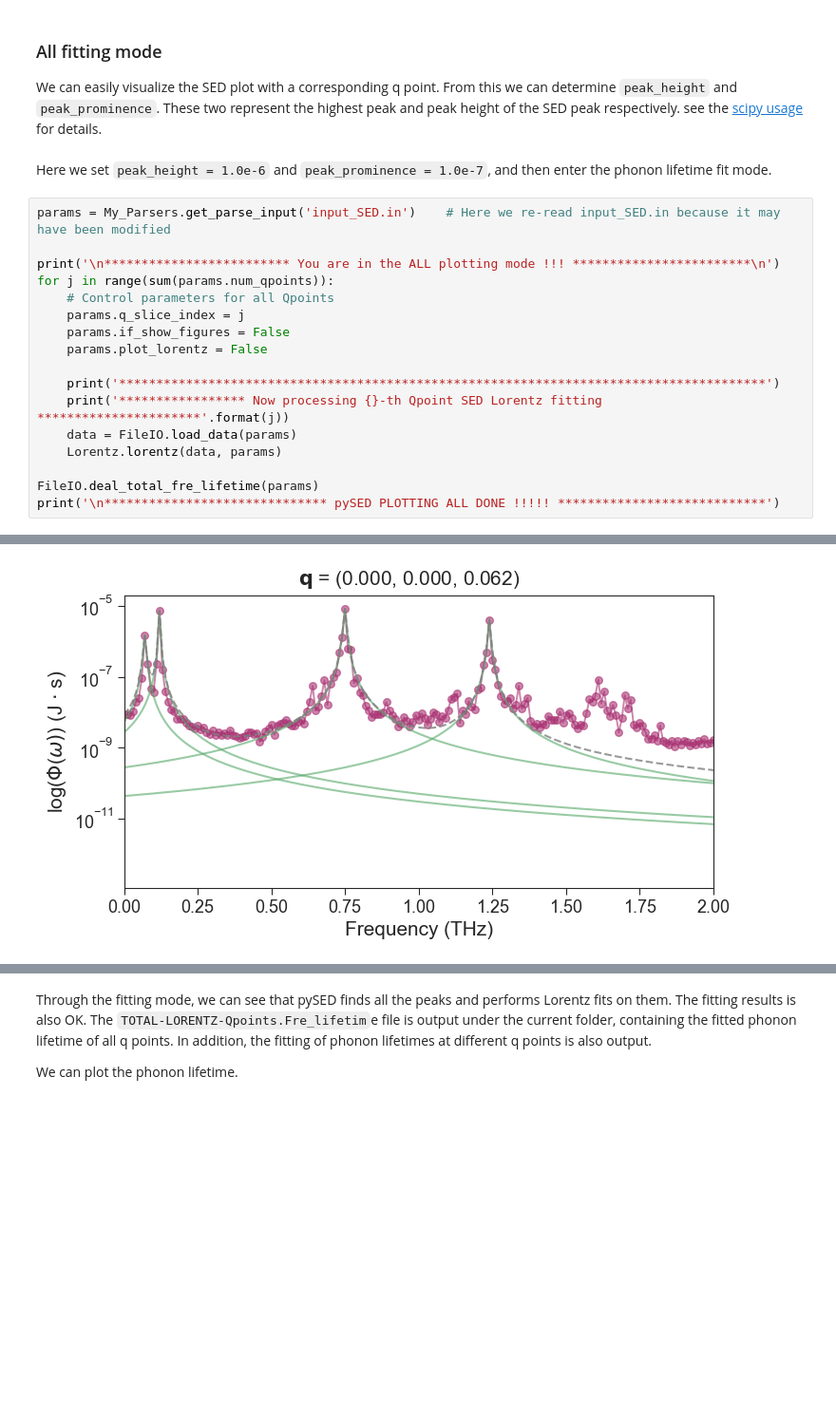
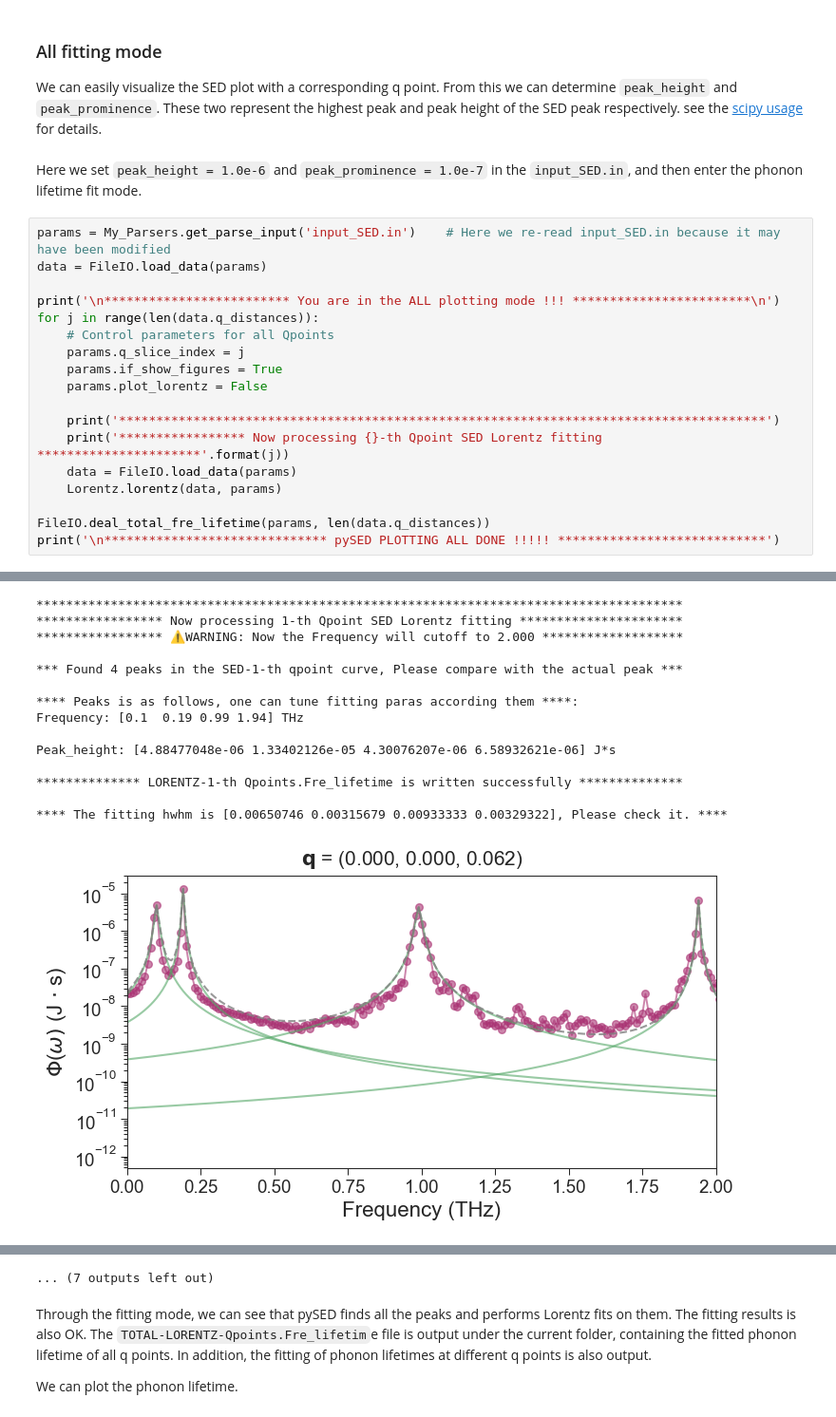
Before and after one commit to Tingliangstu/pySED, a Jupyter notebook: docs/source/notebook/SED_MoS2.ipynb, the cells around one changed output, grey strips where cells are left out. Shown at 95% size. Saved outputs shown, nothing was run; the diff lists cells and outputs as text; blank space fills up the shorter version.

```diff
--- a/docs/source/notebook/SED_MoS2.ipynb
+++ b/docs/source/notebook/SED_MoS2.ipynb
@@ -260,15 +270,16 @@ Plot_SED.plot_slice(data, params)
 ### All fitting mode
 We can easily visualize the SED plot with a corresponding q point. From this we can determine `peak_height` and `peak_prominence`. These two represent the highest peak and peak height of the SED peak respectively. see the [scipy usage](https://docs.scipy.org/doc/scipy/reference/generated/scipy.signal.find_peaks.html) for details.
 # %% [markdown]
-Here we set `peak_height = 1.0e-6` and `peak_prominence = 1.0e-7`, and then enter the phonon lifetime fit mode.
+Here we set `peak_height = 1.0e-6` and `peak_prominence = 1.0e-7` in the `input_SED.in`, and then enter the phonon lifetime fit mode.
 # %%
 params = My_Parsers.get_parse_input('input_SED.in')    # Here we re-read input_SED.in because it may have been modified
+data = FileIO.load_data(params)
 
 print('\n************************* You are in the ALL plotting mode !!! ************************\n')
-for j in range(sum(params.num_qpoints)):
+for j in range(len(data.q_distances)):
     # Control parameters for all Qpoints
     params.q_slice_index = j
-    params.if_show_figures = False
+    params.if_show_figures = True
     params.plot_lorentz = False
 
     print('***************************************************************************************')
@@ -276,7 +287,7 @@ for j in range(sum(params.num_qpoints)):
     data = FileIO.load_data(params)
     Lorentz.lorentz(data, params)
 
-FileIO.deal_total_fre_lifetime(params)
+FileIO.deal_total_fre_lifetime(params, len(data.q_distances))
 print('\n****************************** pySED PLOTTING ALL DONE !!!!! ****************************')
 # %% [output]
 ************************* You are in the ALL plotting mode !!! ************************
@@ -300 +310,15 @@ Peak_height: [5.76047626e-06 3.05359246e-06] J*s
+***************************************************************************************
+***************** Now processing 1-th Qpoint SED Lorentz fitting **********************
+***************** ⚠️WARNING: Now the Frequency will cutoff to 2.000 *******************
+
+*** Found 4 peaks in the SED-1-th qpoint curve, Please compare with the actual peak ***
+
+**** Peaks is as follows, one can tune fitting paras according them ****:
+Frequency: [0.1  0.19 0.99 1.94] THz
+
+Peak_height: [4.88477048e-06 1.33402126e-05 4.30076207e-06 6.58932621e-06] J*s
+
+************** LORENTZ-1-th Qpoints.Fre_lifetime is written successfully **************
+
+**** The fitting hwhm is [0.00650746 0.00315679 0.00933333 0.00329322], Please check it. ****
-[figure, old version]
+[figure, new version]
@@ -307,3 +385,4 @@ Peak_height: [5.76047626e-06 3.05359246e-06] J*s
+... (7 outputs left out)
 # %% [markdown]
 Through the fitting mode, we can see that pySED finds all the peaks and performs Lorentz fits on them. The fitting results is also OK. The `TOTAL-LORENTZ-Qpoints.Fre_lifetim`e file is output under the current folder, containing the fitted phonon lifetime of all q points. In addition, the fitting of phonon lifetimes at different q points is also output.
 
```
Also changed, not shown: parts of 13 cells of this notebook, 4 other files.
